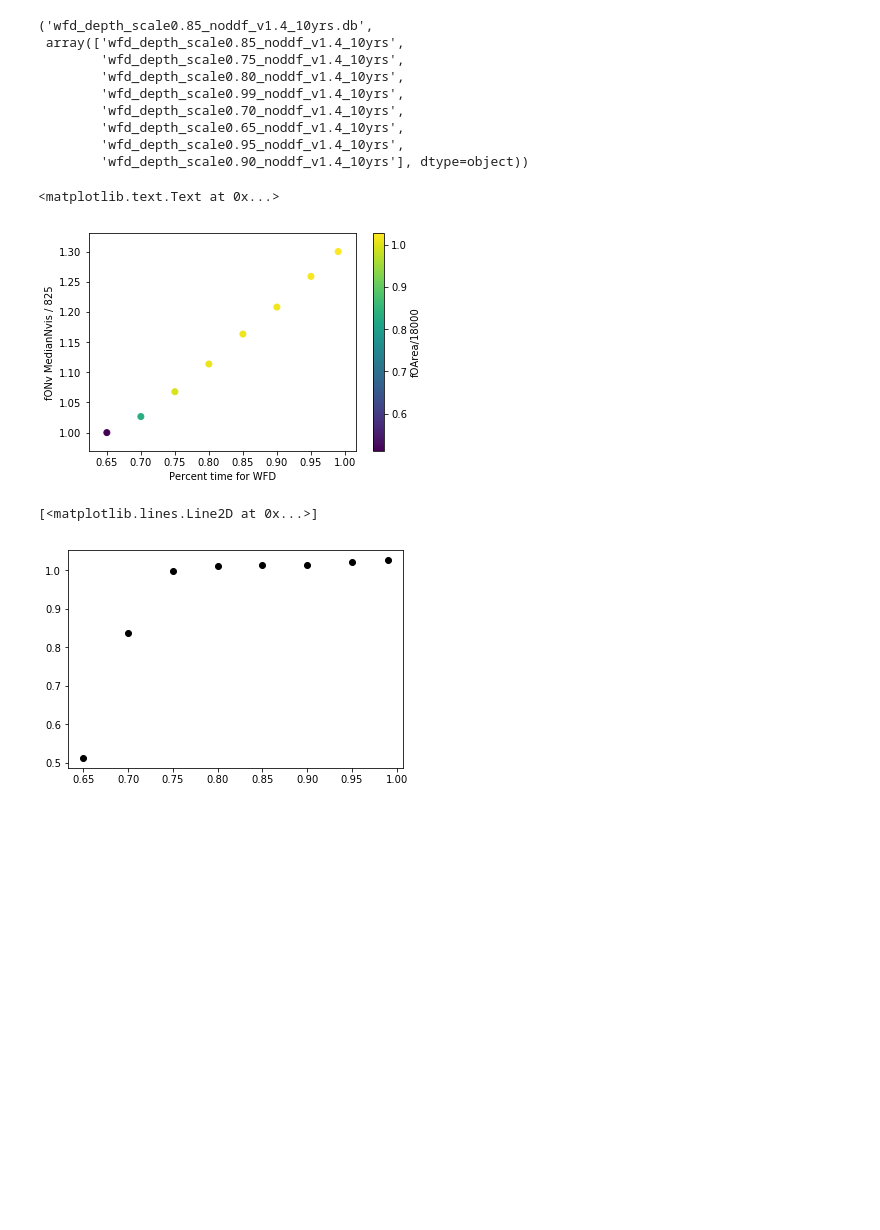
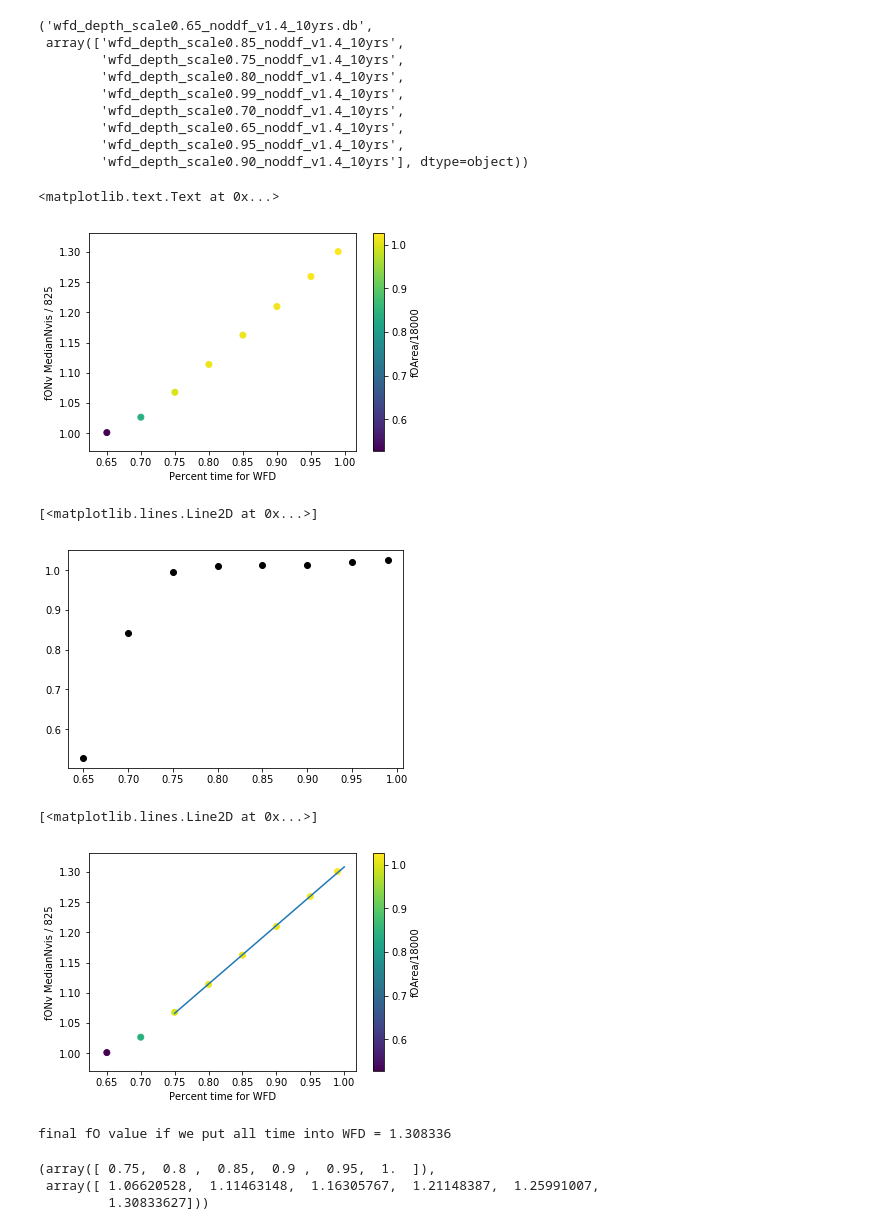
Before and after one commit to yoachim/19_Scratch, a Jupyter notebook: fO_table/FO_table_14.ipynb, the cells around one changed output. Cells and saved outputs as stored; diff of their text form; code cells hidden in the pictures; blank space fills up the shorter version.

```diff
--- a/fO_table/FO_table_14.ipynb
+++ b/fO_table/FO_table_14.ipynb
@@ -8,7 +8,7 @@ import matplotlib.pylab as plt
 import glob
 # %%
 v14_path = '/Users/yoachim/runs1.4/'
-files = glob.glob('/Users/yoachim/runs/wfd_depth/sub/*.db')
+files = glob.glob('/Users/yoachim/runs/wfd_depth/*noddf*.db')
 
 
 dirs = [file[:-3] for file in files]
@@ -23,5 +23,6 @@ pairs = ['mixed']*len(files)
 dirs = [file for file in dirs if 'tracking' not in file]
 files = [file for file in files if 'tracking' not in file]
 # %%
+files.sort()
 files
 # %% [output]
@@ -188,7 +176,7 @@ indices = [np.max(np.where(df['Run Name'].values == name.split('/')[-1][:-3])[0]
 # %%
 files[0].split('/')[-1], df['Run Name'].values
 # %% [output]
-('wfd_depth_scale0.85_noddf_v1.4_10yrs.db',
+('wfd_depth_scale0.65_noddf_v1.4_10yrs.db',
  array(['wfd_depth_scale0.85_noddf_v1.4_10yrs',
         'wfd_depth_scale0.75_noddf_v1.4_10yrs',
         'wfd_depth_scale0.80_noddf_v1.4_10yrs',
@@ -205,9 +193,38 @@ plt.xlabel('Percent time for WFD')
 plt.ylabel('fONv MedianNvis / 825')
 # %% [output]
 <matplotlib.text.Text at 0x...>
-[figure, old version]
+[figure, new version]
 # %%
 plt.plot(fracs, data_array['fOArea'][indices]/18000, 'ko')
 # %% [output]
 [<matplotlib.lines.Line2D at 0x...>]
-[figure, old version]
+[figure, new version]
+# %%
+fracs= np.array(fracs)
+good = np.where(fracs > .74)
+lfit = np.polyfit(fracs[good], data_array['fONv MedianNvis'][indices][good]/825., deg=1)
+
+frac_fit = np.arange(0.75, 1.04, .05)
+fO_fit = frac_fit*lfit[0] + lfit[1]
+# %%
+plt.scatter(fracs, data_array['fONv MedianNvis'][indices]/825., c= data_array['fOArea'][indices]/18000)
+cb = plt.colorbar()
+cb.set_label('fOArea/18000')
+plt.xlabel('Percent time for WFD')
+plt.ylabel('fONv MedianNvis / 825')
+
+plt.plot(frac_fit, fO_fit)
+# %% [output]
+[<matplotlib.lines.Line2D at 0x...>]
+[figure, added]
+# %%
+
+print('final fO value if we put all time into WFD = %f' % fO_fit[-1])
+# %% [output]
+final fO value if we put all time into WFD = 1.308336
+# %%
+frac_fit, fO_fit
+# %% [output]
+(array([ 0.75,  0.8 ,  0.85,  0.9 ,  0.95,  1.  ]),
+ array([ 1.06620528,  1.11463148,  1.16305767,  1.21148387,  1.25991007,
+         1.30833627]))
```
Also changed, not shown: parts of 9 cells of this notebook.
